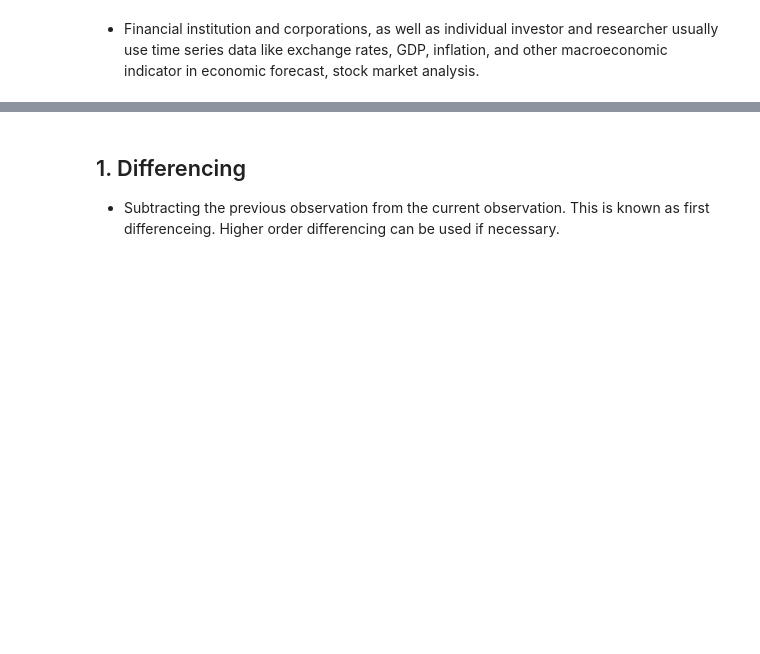
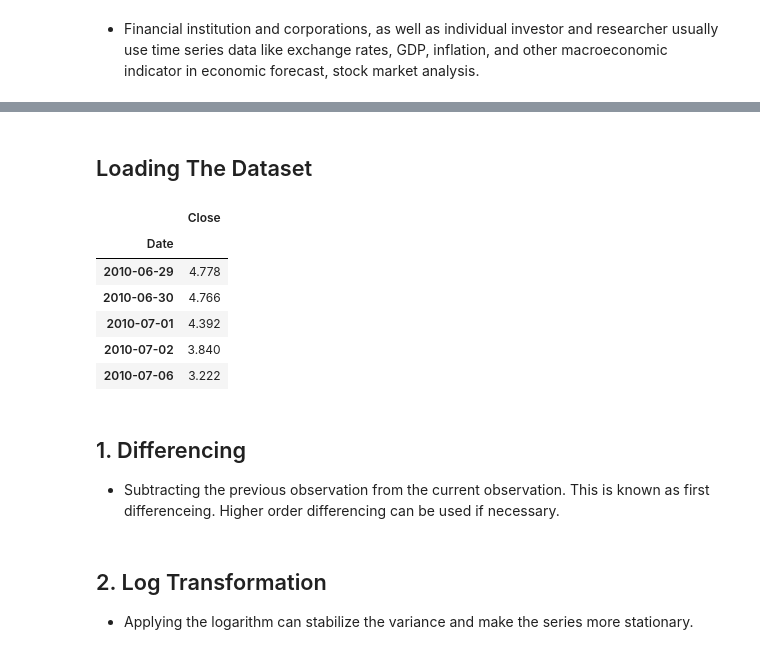
Before and after one commit to KomangAndika/Time-Series, a Jupyter notebook: Stationarization.ipynb, the cells around one changed output, grey strips where cells are left out. Saved outputs shown, nothing was run; the diff lists cells and outputs as text; code cells hidden in the pictures; blank space fills up the shorter version.

Commit message:
Kaggle Notebook | Stationarization | Version 3

```diff
--- a/Stationarization.ipynb
+++ b/Stationarization.ipynb
@@ -27,0 +33,20 @@ After we check the time series data, if its found to be non-stationary then we c
+# %% [markdown]
+## Loading The Dataset
+# %%
+df = pd.read_csv('/kaggle/input/tesla-stock-data-updated-till-28jun2021/TSLA.csv')
+# %%
+# For this test we'll only be using the Date and Close Columns for simplicity
+df = df[['Date', 'Close']]
+# %%
+df.index = df['Date']
+del df['Date']
+# %%
+df.head()
+# %% [output]
+|  | Close |
+| Date |  |
+| 2010-06-29 | 4.778 |
+| 2010-06-30 | 4.766 |
+| 2010-07-01 | 4.392 |
+| 2010-07-02 | 3.840 |
+| 2010-07-06 | 3.222 |
@@ -30,0 +61,3 @@ After we check the time series data, if its found to be non-stationary then we c
+# %% [markdown]
+## 2. Log Transformation
+- Applying the logarithm can stabilize the variance and make the series more stationary.
```
Also changed, not shown: parts of 17 cells of this notebook.
